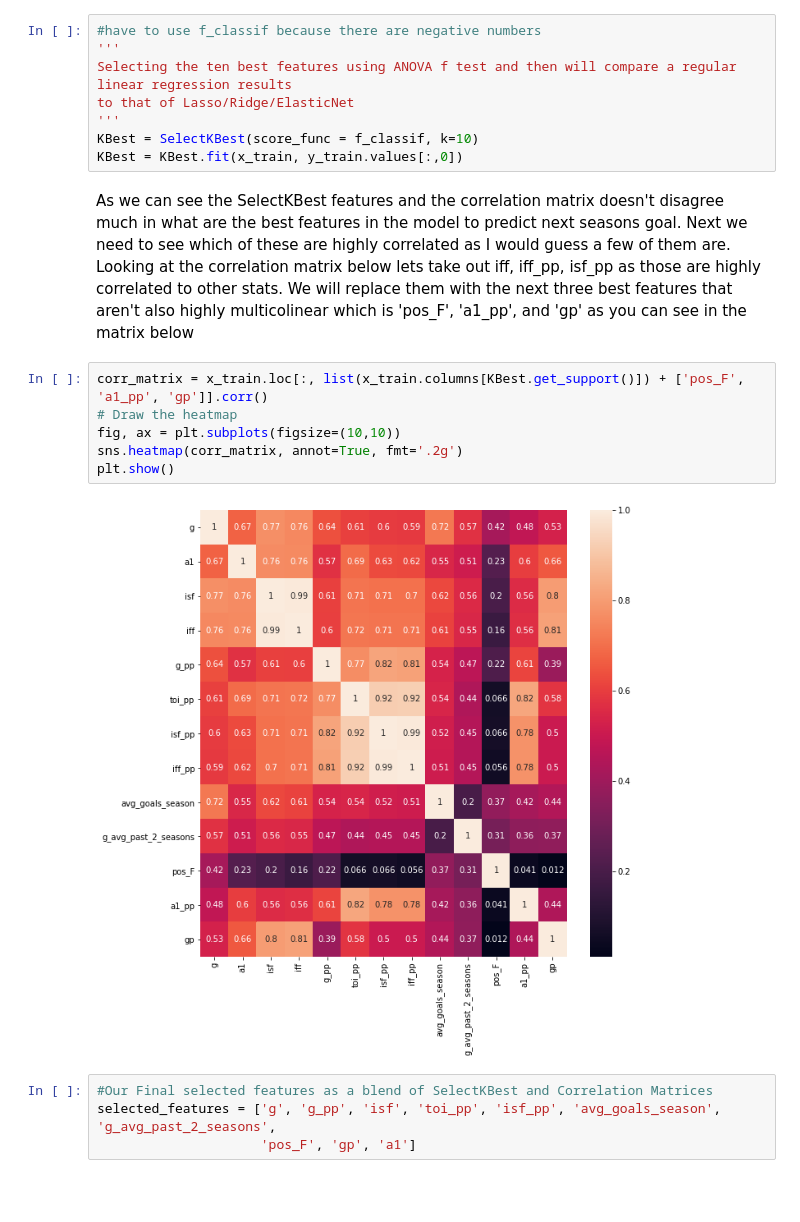
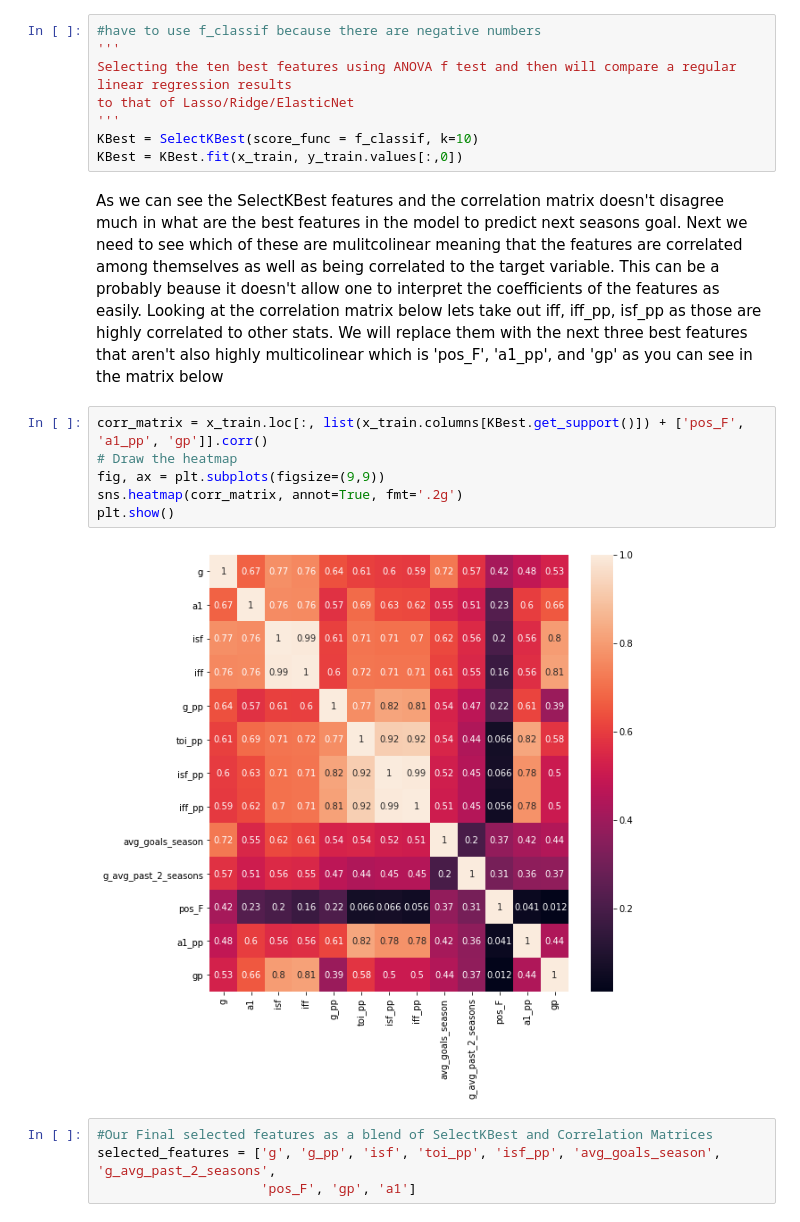
Before and after one commit to mcbarlowe/nhl_analysis, a Jupyter notebook: goal_predict_model.ipynb, the cells around one changed output. Cells and saved outputs as stored; diff of their text form; blank space fills up the shorter version.

Commit message:
First draft of first version of models done

```diff
--- a/goal_predict_model.ipynb
+++ b/goal_predict_model.ipynb
@@ -189,16 +193,15 @@ to that of Lasso/Ridge/ElasticNet
 KBest = SelectKBest(score_func = f_classif, k=10)
 KBest = KBest.fit(x_train, y_train.values[:,0])
 # %% [markdown]
-As we can see the SelectKBest features and the correlation matrix doesn't disagree much in what are the best
-features in the model to predict next seasons goal. Next we need to see which of these are highly correlated as I would guess a few of them are. Looking at the correlation matrix below lets take out iff, iff_pp, isf_pp as those are highly correlated to other stats. We will replace them with the next three best features that aren't also highly multicolinear which is 'pos_F', 'a1_pp', and 'gp' as you can see in the matrix below
+As we can see the SelectKBest features and the correlation matrix doesn't disagree much in what are the best features in the model to predict next seasons goal. Next we need to see which of these are mulitcolinear meaning that the features are correlated among themselves as well as being correlated to the target variable. This can be a probably beause it doesn't allow one to interpret the coefficients of the features as easily.  Looking at the correlation matrix below lets take out iff, iff_pp, isf_pp as those are highly correlated to other stats. We will replace them with the next three best features that aren't also highly multicolinear which is 'pos_F', 'a1_pp', and 'gp' as you can see in the matrix below
 # %%
 corr_matrix = x_train.loc[:, list(x_train.columns[KBest.get_support()]) + ['pos_F', 'a1_pp', 'gp']].corr()
 # Draw the heatmap
-fig, ax = plt.subplots(figsize=(10,10))
+fig, ax = plt.subplots(figsize=(9,9))
 sns.heatmap(corr_matrix, annot=True, fmt='.2g')
 plt.show()
 # %% [output]
-[figure, old version]
+[figure, new version]
 # %%
 #Our Final selected features as a blend of SelectKBest and Correlation Matrices
 selected_features = ['g', 'g_pp', 'isf', 'toi_pp', 'isf_pp', 'avg_goals_season', 'g_avg_past_2_seasons',
```
Also changed, not shown: parts of 32 cells of this notebook.
